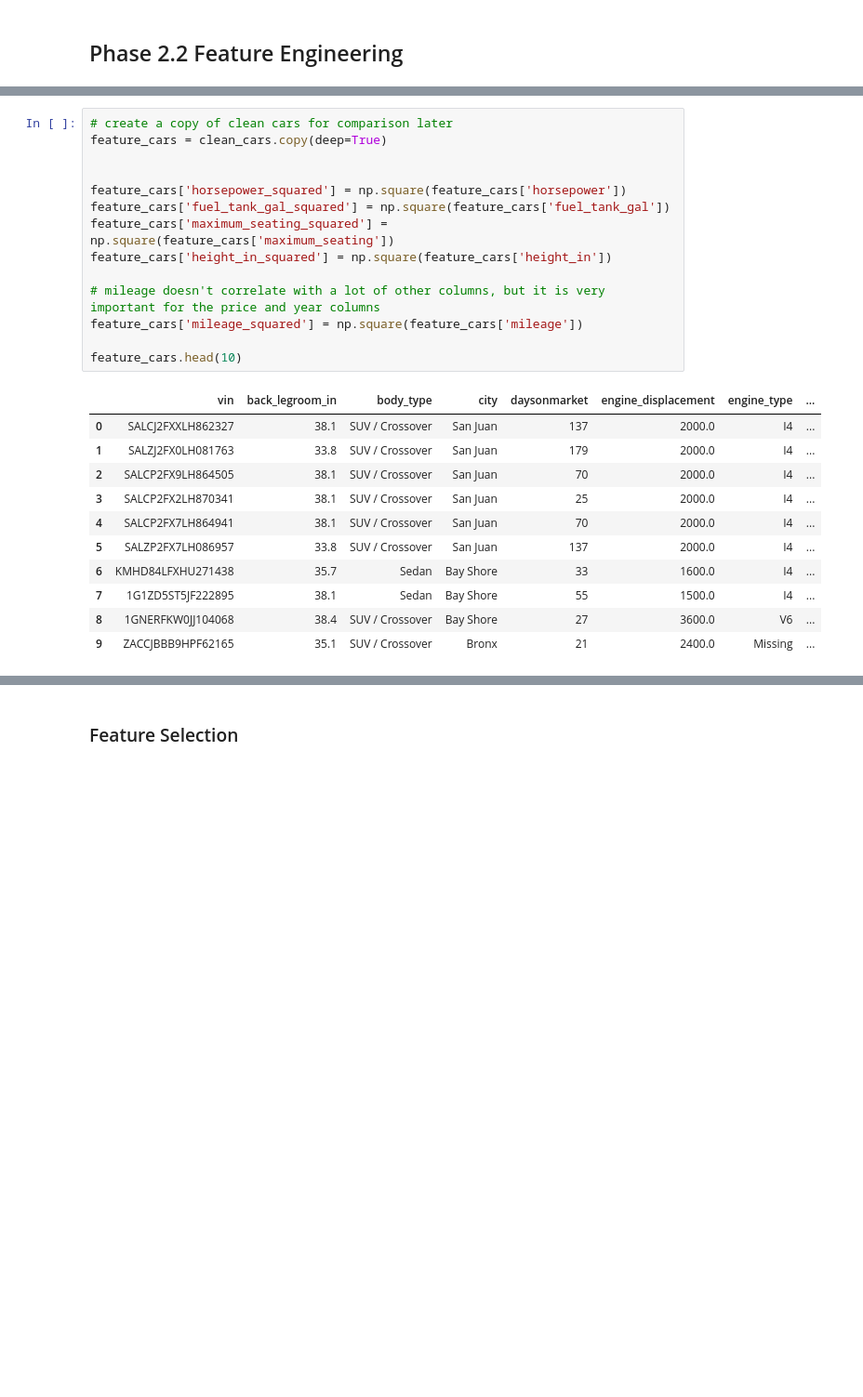
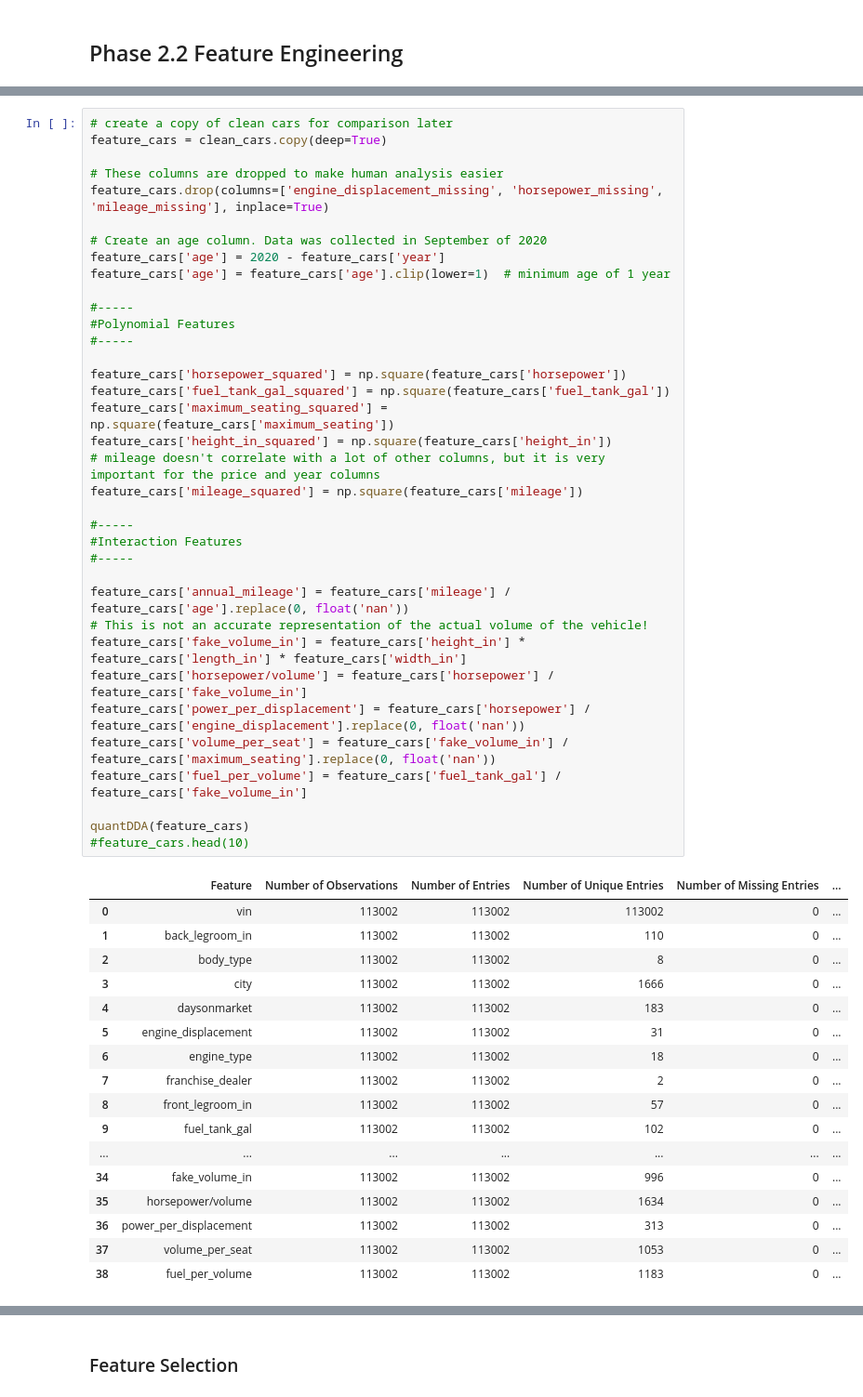
Before and after one commit to chalou123456/COMP333_Group_O, a Jupyter notebook: COMP333_PROJECT_GROUP_O.ipynb, the cells around one changed output, grey strips where cells are left out. Shown at 93% size. Drawn from its saved outputs; the diff is of its cells as text; blank space fills up the shorter version.

Commit message:
added interaction features

```diff
--- a/COMP333_PROJECT_GROUP_O.ipynb
+++ b/COMP333_PROJECT_GROUP_O.ipynb
@@ -1284,26 +1284,54 @@ Chose columns that have a lot of correlation with other columns (checking the co
 # %%
 # create a copy of clean cars for comparison later
 feature_cars = clean_cars.copy(deep=True)
 
+# These columns are dropped to make human analysis easier
+feature_cars.drop(columns=['engine_displacement_missing', 'horsepower_missing', 'mileage_missing'], inplace=True)
+
+# Create an age column. Data was collected in September of 2020
+feature_cars['age'] = 2020 - feature_cars['year']
+feature_cars['age'] = feature_cars['age'].clip(lower=1)  # minimum age of 1 year
+
+#-----
+#Polynomial Features
+#-----
 
 feature_cars['horsepower_squared'] = np.square(feature_cars['horsepower'])
 feature_cars['fuel_tank_gal_squared'] = np.square(feature_cars['fuel_tank_gal'])
 feature_cars['maximum_seating_squared'] = np.square(feature_cars['maximum_seating'])
 feature_cars['height_in_squared'] = np.square(feature_cars['height_in'])
-
 # mileage doesn't correlate with a lot of other columns, but it is very important for the price and year columns
 feature_cars['mileage_squared'] = np.square(feature_cars['mileage'])
 
-feature_cars.head(10)
+#-----
+#Interaction Features
+#-----
+
+feature_cars['annual_mileage'] = feature_cars['mileage'] / feature_cars['age'].replace(0, float('nan'))
+# This is not an accurate representation of the actual volume of the vehicle!
+feature_cars['fake_volume_in'] = feature_cars['height_in'] * feature_cars['length_in'] * feature_cars['width_in']
+feature_cars['horsepower/volume'] = feature_cars['horsepower'] / feature_cars['fake_volume_in']
+feature_cars['power_per_displacement'] = feature_cars['horsepower'] / feature_cars['engine_displacement'].replace(0, float('nan'))
+feature_cars['volume_per_seat'] = feature_cars['fake_volume_in'] / feature_cars['maximum_seating'].replace(0, float('nan'))
+feature_cars['fuel_per_volume'] = feature_cars['fuel_tank_gal'] / feature_cars['fake_volume_in']
+
+quantDDA(feature_cars)
+#feature_cars.head(10)
 # %% [output]
-|  | vin | back_legroom_in | body_type | city | daysonmarket | engine_displacement | engine_type | ... |
-| 0 | SALCJ2FXXLH862327 | 38.1 | SUV / Crossover | San Juan | 137 | 2000.0 | I4 | ... |
-| 1 | SALZJ2FX0LH081763 | 33.8 | SUV / Crossover | San Juan | 179 | 2000.0 | I4 | ... |
-| 2 | SALCP2FX9LH864505 | 38.1 | SUV / Crossover | San Juan | 70 | 2000.0 | I4 | ... |
-| 3 | SALCP2FX2LH870341 | 38.1 | SUV / Crossover | San Juan | 25 | 2000.0 | I4 | ... |
-| 4 | SALCP2FX7LH864941 | 38.1 | SUV / Crossover | San Juan | 70 | 2000.0 | I4 | ... |
-| 5 | SALZP2FX7LH086957 | 33.8 | SUV / Crossover | San Juan | 137 | 2000.0 | I4 | ... |
-| 6 | KMHD84LFXHU271438 | 35.7 | Sedan | Bay Shore | 33 | 1600.0 | I4 | ... |
-| 7 | 1G1ZD5ST5JF222895 | 38.1 | Sedan | Bay Shore | 55 | 1500.0 | I4 | ... |
-| 8 | 1GNERFKW0JJ104068 | 38.4 | SUV / Crossover | Bay Shore | 27 | 3600.0 | V6 | ... |
-| 9 | ZACCJBBB9HPF62165 | 35.1 | SUV / Crossover | Bronx | 21 | 2400.0 | Missing | ... |
+|  | Feature | Number of Observations | Number of Entries | Number of Unique Entries | Number of Missing Entries | ... |
+| 0 | vin | 113002 | 113002 | 113002 | 0 | ... |
+| 1 | back_legroom_in | 113002 | 113002 | 110 | 0 | ... |
+| 2 | body_type | 113002 | 113002 | 8 | 0 | ... |
+| 3 | city | 113002 | 113002 | 1666 | 0 | ... |
+| 4 | daysonmarket | 113002 | 113002 | 183 | 0 | ... |
+| 5 | engine_displacement | 113002 | 113002 | 31 | 0 | ... |
+| 6 | engine_type | 113002 | 113002 | 18 | 0 | ... |
+| 7 | franchise_dealer | 113002 | 113002 | 2 | 0 | ... |
+| 8 | front_legroom_in | 113002 | 113002 | 57 | 0 | ... |
+| 9 | fuel_tank_gal | 113002 | 113002 | 102 | 0 | ... |
+| ... | ... | ... | ... | ... | ... | ... |
+| 34 | fake_volume_in | 113002 | 113002 | 996 | 0 | ... |
+| 35 | horsepower/volume | 113002 | 113002 | 1634 | 0 | ... |
+| 36 | power_per_displacement | 113002 | 113002 | 313 | 0 | ... |
+| 37 | volume_per_seat | 113002 | 113002 | 1053 | 0 | ... |
+| 38 | fuel_per_volume | 113002 | 113002 | 1183 | 0 | ... |
```
Also changed, not shown: parts of 5 cells of this notebook.
